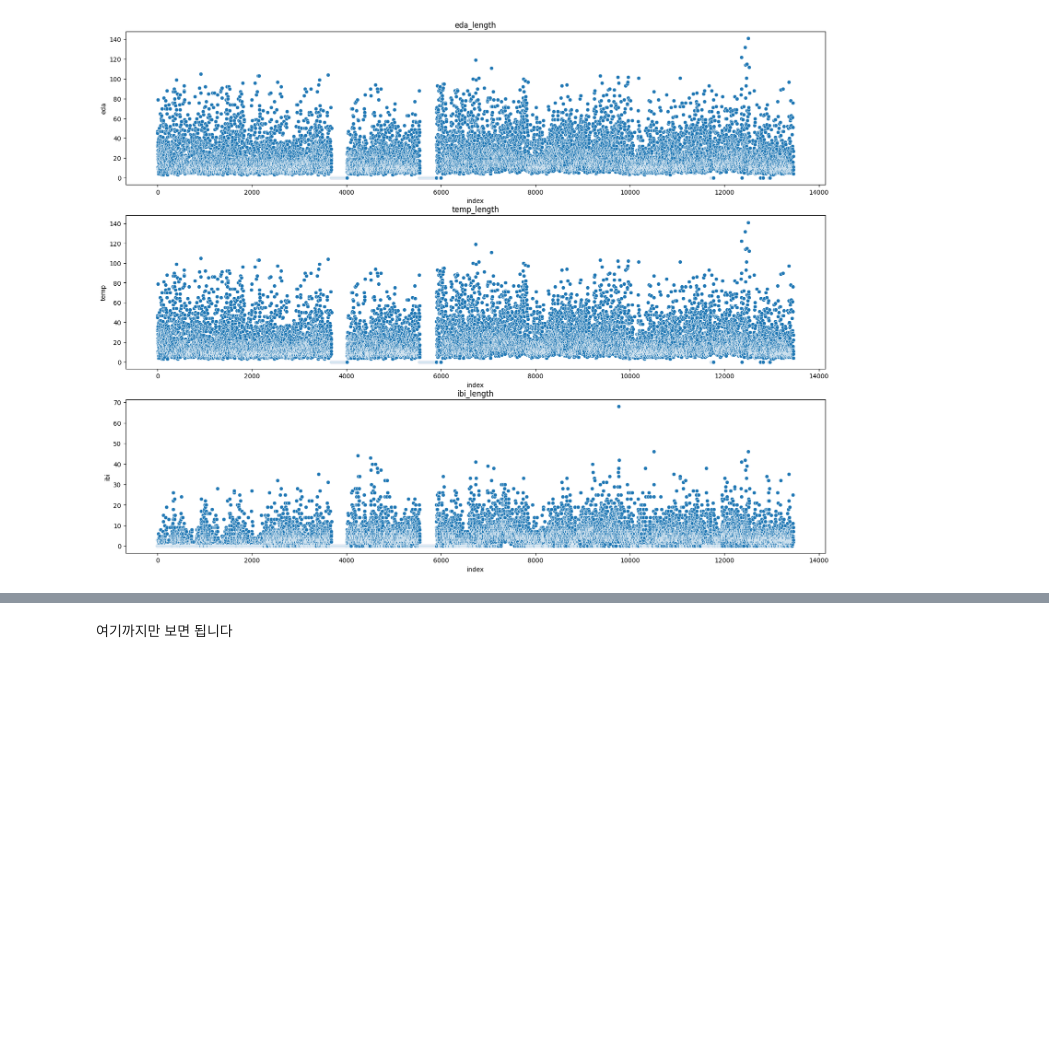
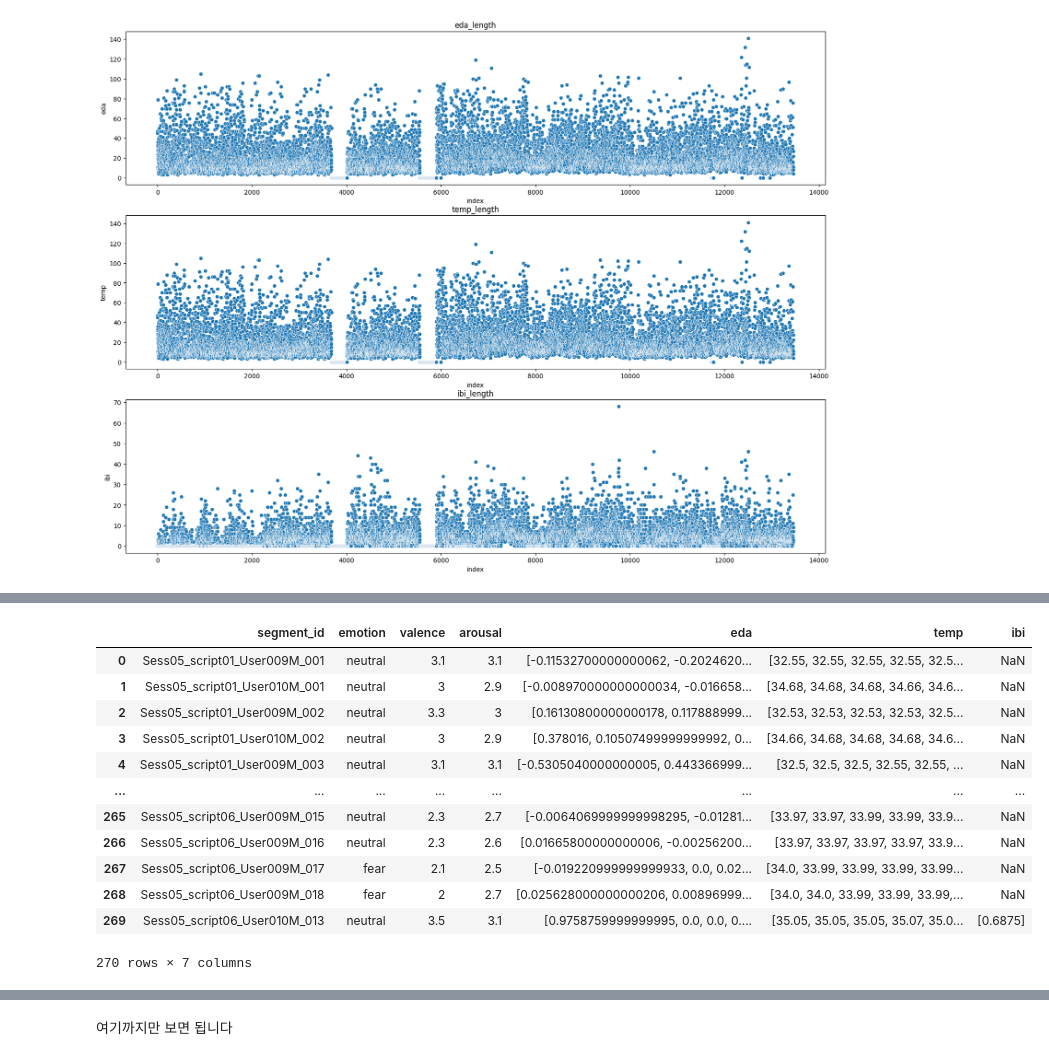
Before and after one commit to ARP-Lab/multi_modal, a Jupyter notebook: model/ts_analysis.ipynb, the cells around one changed output, grey strips where cells are left out. Drawn from its saved outputs; the diff is of its cells as text; code cells hidden in the pictures; blank space fills up the shorter version.

```diff
--- a/model/ts_analysis.ipynb
+++ b/model/ts_analysis.ipynb
@@ -98,6 +99,44 @@ def make_list(x):
 
     else:
         return x
+
+def from_array_to_list(x):
+    if type(x) != type(np.array([])):
+        return x
+
+    else:
+        return x.tolist()
+
+
+def sequence_padding(ts_list):
+
+    padding_length=40
+    padding_value=0
+
+    if (type(ts_list) != type([])) :
+        ts_list = [padding_value] * padding_length
+
+    elif len(ts_list) >= padding_length :
+        ts_list = ts_list[0:padding_length]
+
+    else :
+        length = padding_length - len(ts_list)
+        extend_list = [padding_value] * length
+        ts_list = ts_list + extend_list
+
+    return ts_list
+
+def sequence_difference(ts_list):
+    if type(ts_list) != type([]):
+        return ts_list
+
+    else :
+
+        ts_df = pd.DataFrame(ts_list)
+        result = ts_df.diff()[1:].values
+        result = result.reshape(len(result),)
+
+        return result
 # %% [markdown]
 ## Target & TimeSeriese
 # %%
@@ -273,0 +369,16 @@ plt.show()
+# %%
+target_data_frames[5]
+# %% [output]
+|  | segment_id | emotion | valence | arousal | eda | temp | ibi |
+| 0 | Sess05_script01_User009M_001 | neutral | 3.1 | 3.1 | [-0.11532700000000062, -0.2024620... | [32.55, 32.55, 32.55, 32.55, 32.5... | NaN |
+| 1 | Sess05_script01_User010M_001 | neutral | 3 | 2.9 | [-0.008970000000000034, -0.016658... | [34.68, 34.68, 34.68, 34.66, 34.6... | NaN |
+| 2 | Sess05_script01_User009M_002 | neutral | 3.3 | 3 | [0.16130800000000178, 0.117888999... | [32.53, 32.53, 32.53, 32.53, 32.5... | NaN |
+| 3 | Sess05_script01_User010M_002 | neutral | 3 | 2.9 | [0.378016, 0.10507499999999992, 0... | [34.66, 34.68, 34.68, 34.68, 34.6... | NaN |
+| 4 | Sess05_script01_User009M_003 | neutral | 3.1 | 3.1 | [-0.5305040000000005, 0.443366999... | [32.5, 32.5, 32.5, 32.55, 32.55, ... | NaN |
+| ... | ... | ... | ... | ... | ... | ... | ... |
+| 265 | Sess05_script06_User009M_015 | neutral | 2.3 | 2.7 | [-0.0064069999999998295, -0.01281... | [33.97, 33.97, 33.99, 33.99, 33.9... | NaN |
+| 266 | Sess05_script06_User009M_016 | neutral | 2.3 | 2.6 | [0.01665800000000006, -0.00256200... | [33.97, 33.97, 33.97, 33.97, 33.9... | NaN |
+| 267 | Sess05_script06_User009M_017 | fear | 2.1 | 2.5 | [-0.019220999999999933, 0.0, 0.02... | [34.0, 33.99, 33.99, 33.99, 33.99... | NaN |
+| 268 | Sess05_script06_User009M_018 | fear | 2 | 2.7 | [0.025628000000000206, 0.00896999... | [34.0, 34.0, 33.99, 33.99, 33.99,... | NaN |
+| 269 | Sess05_script06_User010M_013 | neutral | 3.5 | 3.1 | [0.9758759999999995, 0.0, 0.0, 0.... | [35.05, 35.05, 35.05, 35.07, 35.0... | [0.6875] |
+270 rows × 7 columns
```
Also changed, not shown: parts of 29 cells of this notebook.
